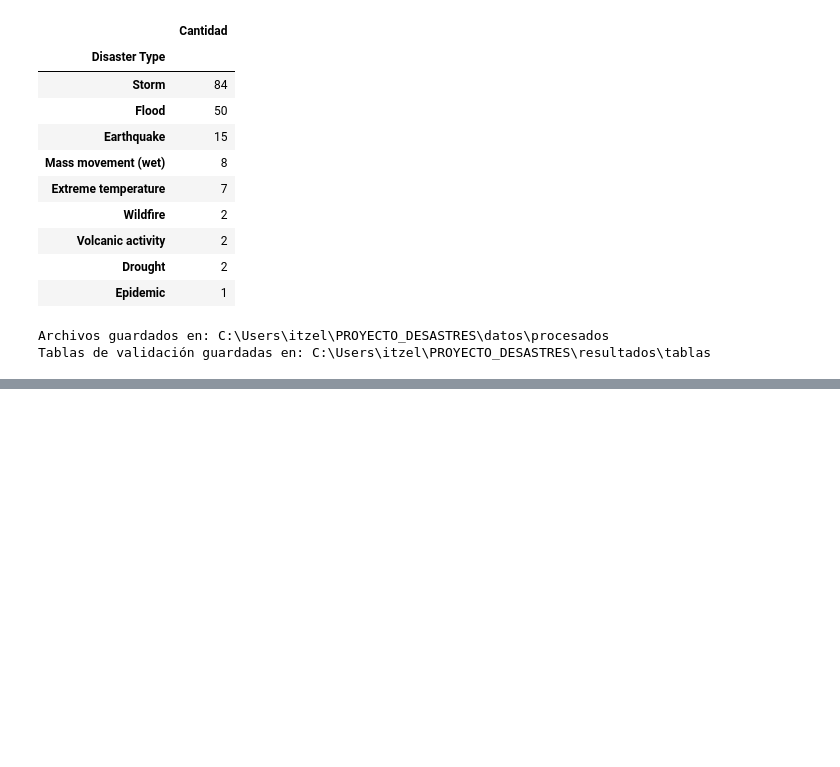
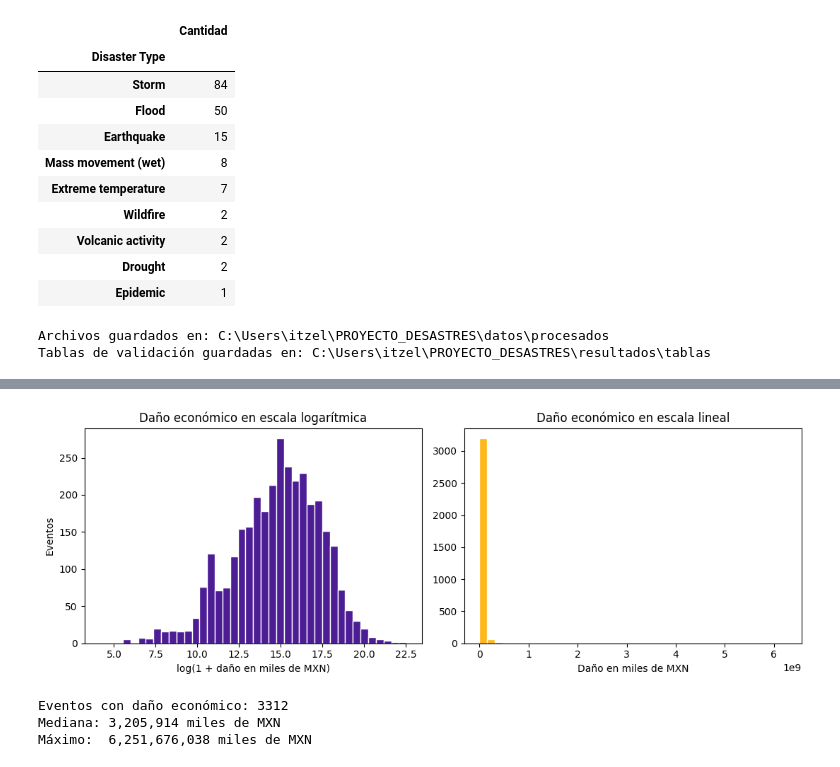
Before and after one commit to JackieCruz07/proyecto-desastres, a Jupyter notebook: notebooks/01_actividad1_preprocesamiento_eda.ipynb, the cells around one changed output, grey strips where cells are left out. Saved outputs shown, nothing was run; the diff lists cells and outputs as text; code cells hidden in the pictures; blank space fills up the shorter version.

```diff
--- a/notebooks/01_actividad1_preprocesamiento_eda.ipynb
+++ b/notebooks/01_actividad1_preprocesamiento_eda.ipynb
@@ -5267,0 +5443,35 @@ Tablas de validación guardadas en: C:\Users\itzel\PROYECTO_DESASTRES\resultados
+# %%
+# Comparo visualmente la escala lineal contra la logarítmica en el daño económico.
+import matplotlib.pyplot as plt
+
+variable = "Total Damage, Adjusted ('000 MXN)"
+datos = pd.to_numeric(df_validado_mxn[variable], errors="coerce").dropna()
+datos = datos[datos > 0]
+
+fig, ejes = plt.subplots(1, 2, figsize=(11, 4))
+
+ejes[0].hist(np.log1p(datos), bins=40, color="#4C1D95", edgecolor="white")
+ejes[0].set_title("Daño económico en escala logarítmica")
+ejes[0].set_xlabel("log(1 + daño en miles de MXN)")
+ejes[0].set_ylabel("Eventos")
+
+ejes[1].hist(datos, bins=40, color="#FFB71B", edgecolor="white")
+ejes[1].set_title("Daño económico en escala lineal")
+ejes[1].set_xlabel("Daño en miles de MXN")
+
+plt.tight_layout()
+plt.savefig(
+    carpeta_graficas / "actividad1_escalado_dano.png",
+    dpi=140,
+    bbox_inches="tight",
+)
+plt.show()
+
+print("Eventos con daño económico:", len(datos))
+print(f"Mediana: {datos.median():,.0f} miles de MXN")
+print(f"Máximo:  {datos.max():,.0f} miles de MXN")
+# %% [output]
+[figure, added]
+Eventos con daño económico: 3312
+Mediana: 3,205,914 miles de MXN
+Máximo:  6,251,676,038 miles de MXN
```
Also changed, not shown: parts of 13 cells of this notebook, 47 other files.
